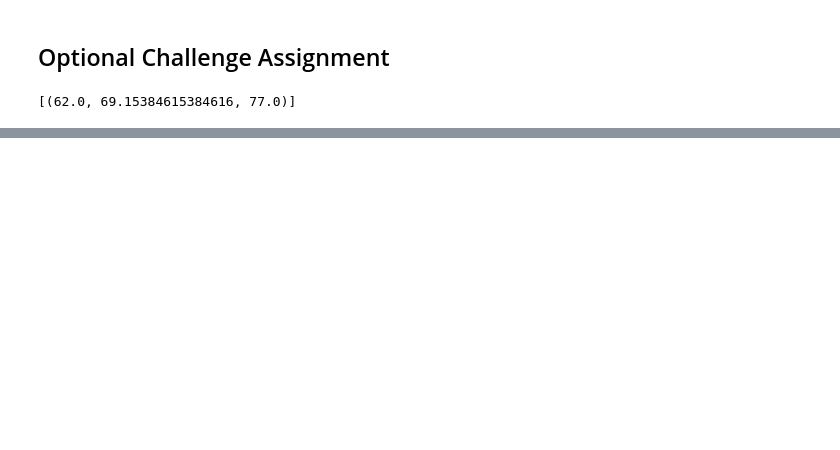
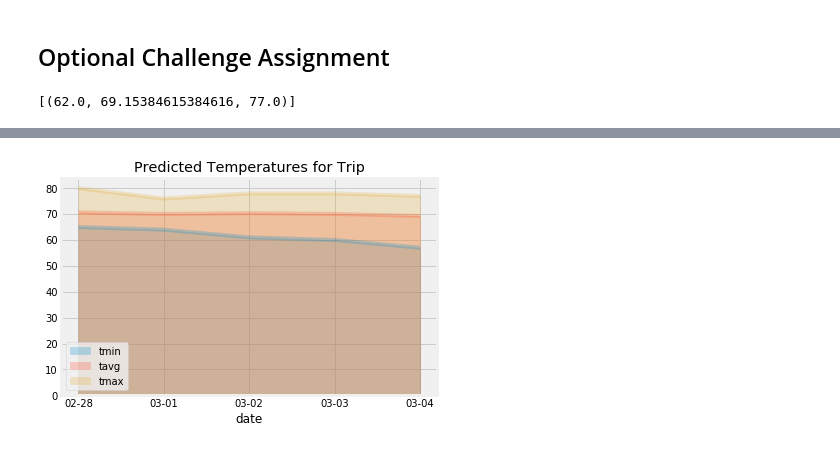
Before and after one commit to minsom/Bootcamp, a Jupyter notebook: 10_SQL_Alchemy/climate_analysis.ipynb, the cells around one changed output, grey strips where cells are left out. Drawn from its saved outputs; the diff is of its cells as text; code cells hidden in the pictures; blank space fills up the shorter version.

```diff
--- a/10_SQL_Alchemy/climate_analysis.ipynb
+++ b/10_SQL_Alchemy/climate_analysis.ipynb
@@ -344,0 +353,11 @@ daily_normals("01-01")
+# %%
+# Plot the daily normals as an area plot with `stacked=False`
+normals_df.plot(kind='area',stacked=False,title='Predicted Temperatures for Trip',alpha=0.25)
+
+x_axis = np.arange(len(mds))
+tick_locations = [value for value in x_axis]
+plt.xticks(tick_locations, mds)
+
+plt.savefig("img/normals_area.png")
+# %% [output]
+[figure, added]
```
Also changed, not shown: parts of 8 cells of this notebook, 5 other files.
